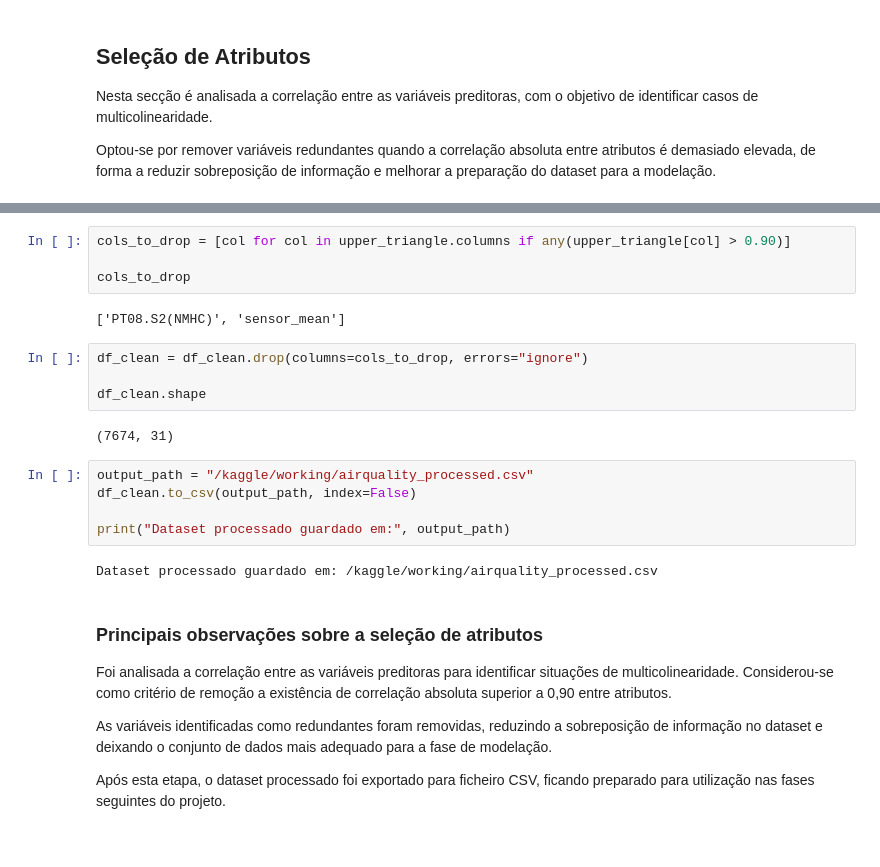
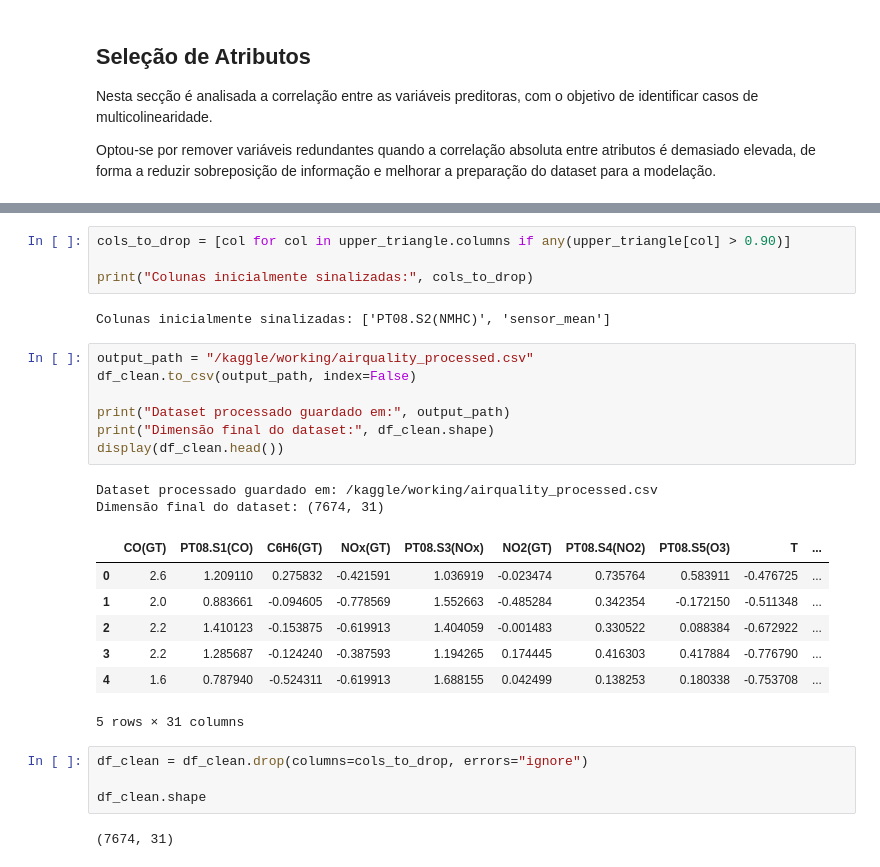
Before and after one commit to a2022138676/projeto-ciencia-dados-qualidade-ar, a Jupyter notebook: notebooks/1.0_eda_limpeza.ipynb, the cells around one changed output, grey strips where cells are left out. Drawn from its saved outputs; the diff is of its cells as text.

Commit message:
Kaggle Notebook | Previsão de CO com Dados de Qualidade do Ar | Version 7

```diff
--- a/notebooks/1.0_eda_limpeza.ipynb
+++ b/notebooks/1.0_eda_limpeza.ipynb
@@ -740,27 +708,29 @@ high_corr_pairs_df
 # %%
 cols_to_drop = [col for col in upper_triangle.columns if any(upper_triangle[col] > 0.90)]
 
-cols_to_drop
+print("Colunas inicialmente sinalizadas:", cols_to_drop)
 # %% [output]
-['PT08.S2(NMHC)', 'sensor_mean']
+Colunas inicialmente sinalizadas: ['PT08.S2(NMHC)', 'sensor_mean']
+# %%
+output_path = "/kaggle/working/airquality_processed.csv"
+df_clean.to_csv(output_path, index=False)
+
+print("Dataset processado guardado em:", output_path)
+print("Dimensão final do dataset:", df_clean.shape)
+display(df_clean.head())
+# %% [output]
+Dataset processado guardado em: /kaggle/working/airquality_processed.csv
+Dimensão final do dataset: (7674, 31)
+|  | CO(GT) | PT08.S1(CO) | C6H6(GT) | NOx(GT) | PT08.S3(NOx) | NO2(GT) | PT08.S4(NO2) | PT08.S5(O3) | T | ... |
+| 0 | 2.6 | 1.209110 | 0.275832 | -0.421591 | 1.036919 | -0.023474 | 0.735764 | 0.583911 | -0.476725 | ... |
+| 1 | 2.0 | 0.883661 | -0.094605 | -0.778569 | 1.552663 | -0.485284 | 0.342354 | -0.172150 | -0.511348 | ... |
+| 2 | 2.2 | 1.410123 | -0.153875 | -0.619913 | 1.404059 | -0.001483 | 0.330522 | 0.088384 | -0.672922 | ... |
+| 3 | 2.2 | 1.285687 | -0.124240 | -0.387593 | 1.194265 | 0.174445 | 0.416303 | 0.417884 | -0.776790 | ... |
+| 4 | 1.6 | 0.787940 | -0.524311 | -0.619913 | 1.688155 | 0.042499 | 0.138253 | 0.180338 | -0.753708 | ... |
+5 rows × 31 columns
 # %%
 df_clean = df_clean.drop(columns=cols_to_drop, errors="ignore")
 
 df_clean.shape
 # %% [output]
 (7674, 31)
-# %%
-output_path = "/kaggle/working/airquality_processed.csv"
-df_clean.to_csv(output_path, index=False)
-
-print("Dataset processado guardado em:", output_path)
-# %% [output]
-Dataset processado guardado em: /kaggle/working/airquality_processed.csv
-# %% [markdown]
-### Principais observações sobre a seleção de atributos
-
-Foi analisada a correlação entre as variáveis preditoras para identificar situações de multicolinearidade. Considerou-se como critério de remoção a existência de correlação absoluta superior a 0,90 entre atributos.
-
-As variáveis identificadas como redundantes foram removidas, reduzindo a sobreposição de informação no dataset e deixando o conjunto de dados mais adequado para a fase de modelação.
-
-Após esta etapa, o dataset processado foi exportado para ficheiro CSV, ficando preparado para utilização nas fases seguintes do projeto.
```
Also changed, not shown: parts of 30 cells of this notebook.
